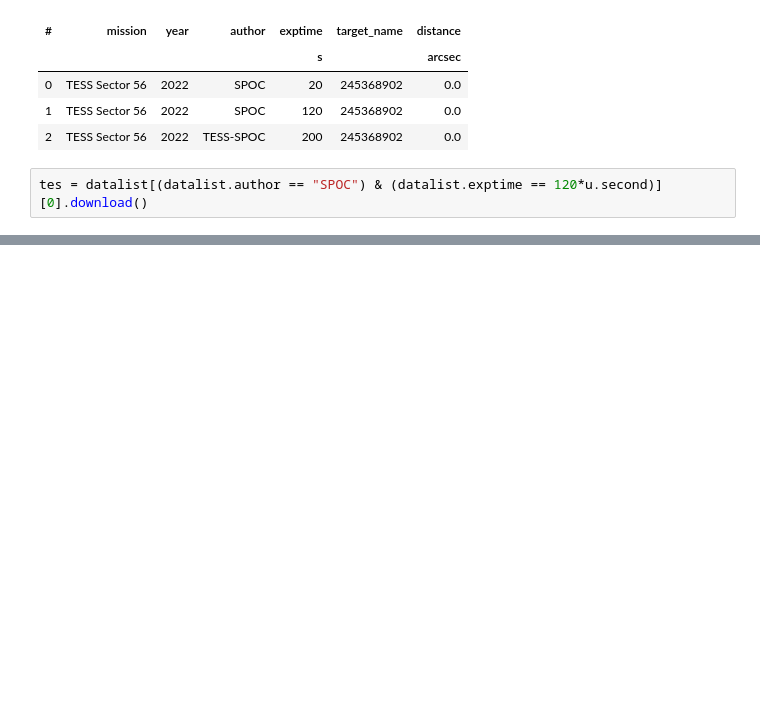
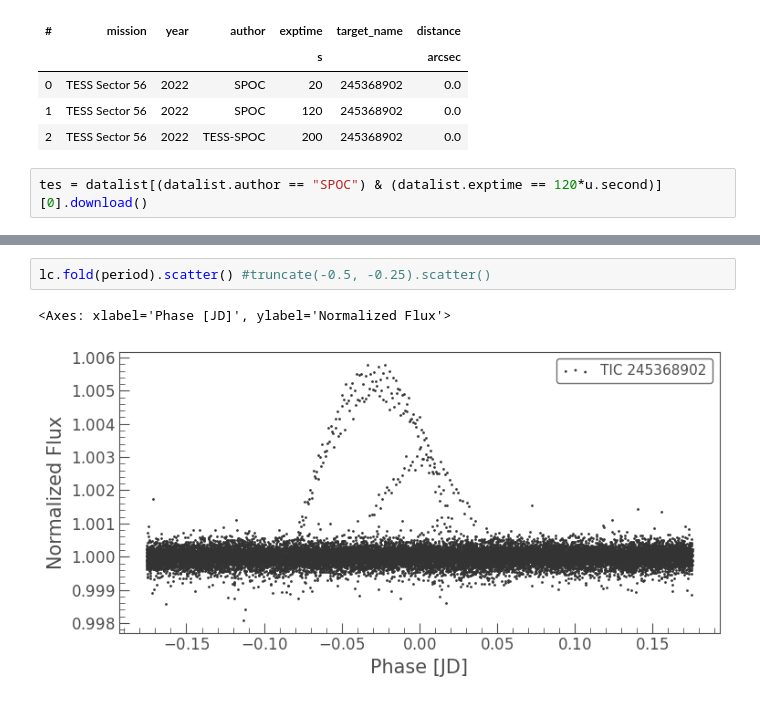
Before and after one commit to deltorobarba/astrophysics, a Jupyter notebook: exoplanet_HR8799.ipynb, the cells around one changed output, grey strips where cells are left out. Saved outputs shown, nothing was run; the diff lists cells and outputs as text; blank space fills up the shorter version.

```diff
--- a/exoplanet_HR8799.ipynb
+++ b/exoplanet_HR8799.ipynb
@@ -50,0 +61,5 @@ lc_tes.flatten().plot(c='k', alpha=.8);
+# %%
+lc.fold(period).scatter() #truncate(-0.5, -0.25).scatter()
+# %% [output]
+<Axes: xlabel='Phase [JD]', ylabel='Normalized Flux'>
+[figure, added]
```
Also changed, not shown: parts of 8 cells of this notebook.
